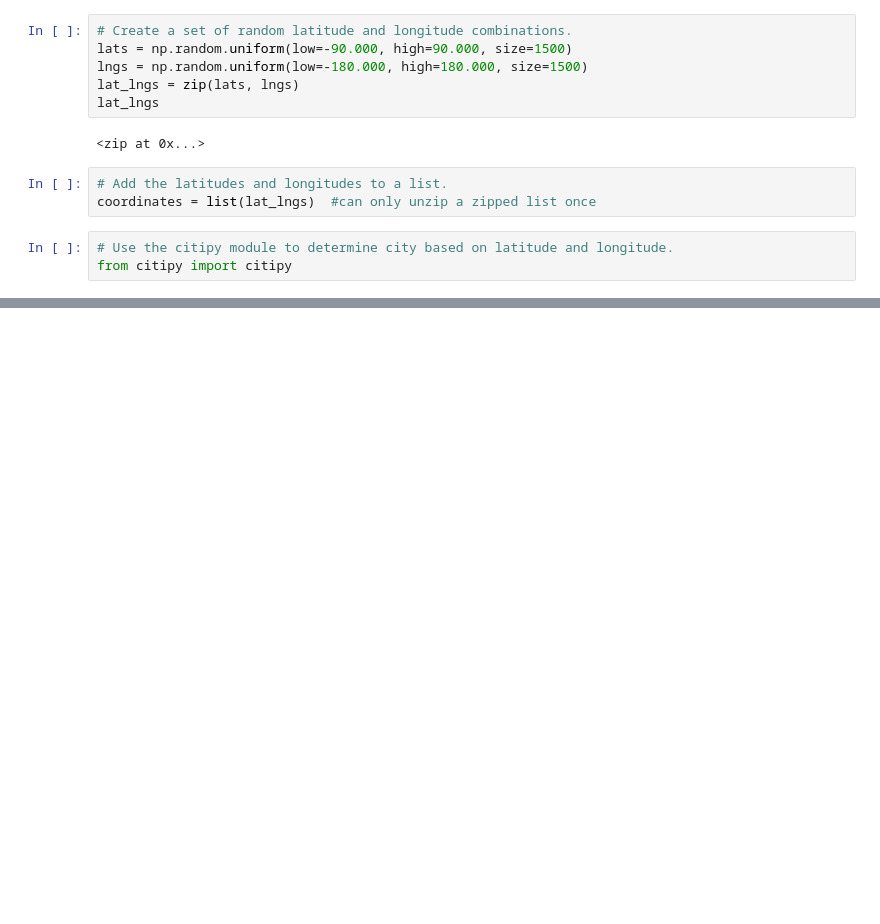
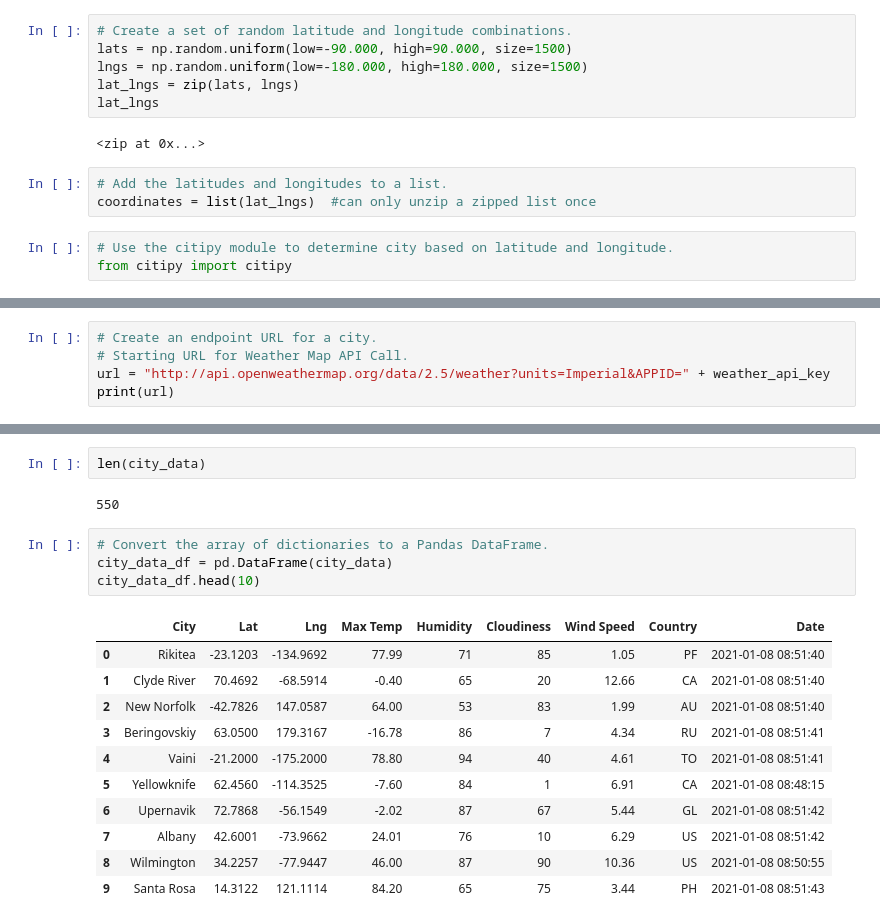
Before and after one commit to mathaim/World_Weather_Analysis, a Jupyter notebook: WeatherPy.ipynb, the cells around one changed output, grey strips where cells are left out. Saved outputs shown, nothing was run; the diff lists cells and outputs as text; blank space fills up the shorter version.

```diff
--- a/WeatherPy.ipynb
+++ b/WeatherPy.ipynb
@@ -56,0 +59,5 @@ len(cities)
+# %%
+# Create an endpoint URL for a city.
+# Starting URL for Weather Map API Call.
+url = "http://api.openweathermap.org/data/2.5/weather?units=Imperial&APPID=" + weather_api_key
+print(url)
@@ -56,0 +234,20 @@ len(cities)
+# %%
+len(city_data)
+# %% [output]
+550
+# %%
+# Convert the array of dictionaries to a Pandas DataFrame.
+city_data_df = pd.DataFrame(city_data)
+city_data_df.head(10)
+# %% [output]
+|  | City | Lat | Lng | Max Temp | Humidity | Cloudiness | Wind Speed | Country | Date |
+| 0 | Rikitea | -23.1203 | -134.9692 | 77.99 | 71 | 85 | 1.05 | PF | 2021-01-08 08:51:40 |
+| 1 | Clyde River | 70.4692 | -68.5914 | -0.40 | 65 | 20 | 12.66 | CA | 2021-01-08 08:51:40 |
+| 2 | New Norfolk | -42.7826 | 147.0587 | 64.00 | 53 | 83 | 1.99 | AU | 2021-01-08 08:51:40 |
+| 3 | Beringovskiy | 63.0500 | 179.3167 | -16.78 | 86 | 7 | 4.34 | RU | 2021-01-08 08:51:41 |
+| 4 | Vaini | -21.2000 | -175.2000 | 78.80 | 94 | 40 | 4.61 | TO | 2021-01-08 08:51:41 |
+| 5 | Yellowknife | 62.4560 | -114.3525 | -7.60 | 84 | 1 | 6.91 | CA | 2021-01-08 08:48:15 |
+| 6 | Upernavik | 72.7868 | -56.1549 | -2.02 | 87 | 67 | 5.44 | GL | 2021-01-08 08:51:42 |
+| 7 | Albany | 42.6001 | -73.9662 | 24.01 | 76 | 10 | 6.29 | US | 2021-01-08 08:51:42 |
+| 8 | Wilmington | 34.2257 | -77.9447 | 46.00 | 87 | 90 | 10.36 | US | 2021-01-08 08:50:55 |
+| 9 | Santa Rosa | 14.3122 | 121.1114 | 84.20 | 65 | 75 | 3.44 | PH | 2021-01-08 08:51:43 |
```
Also changed, not shown: parts of 16 cells of this notebook.
